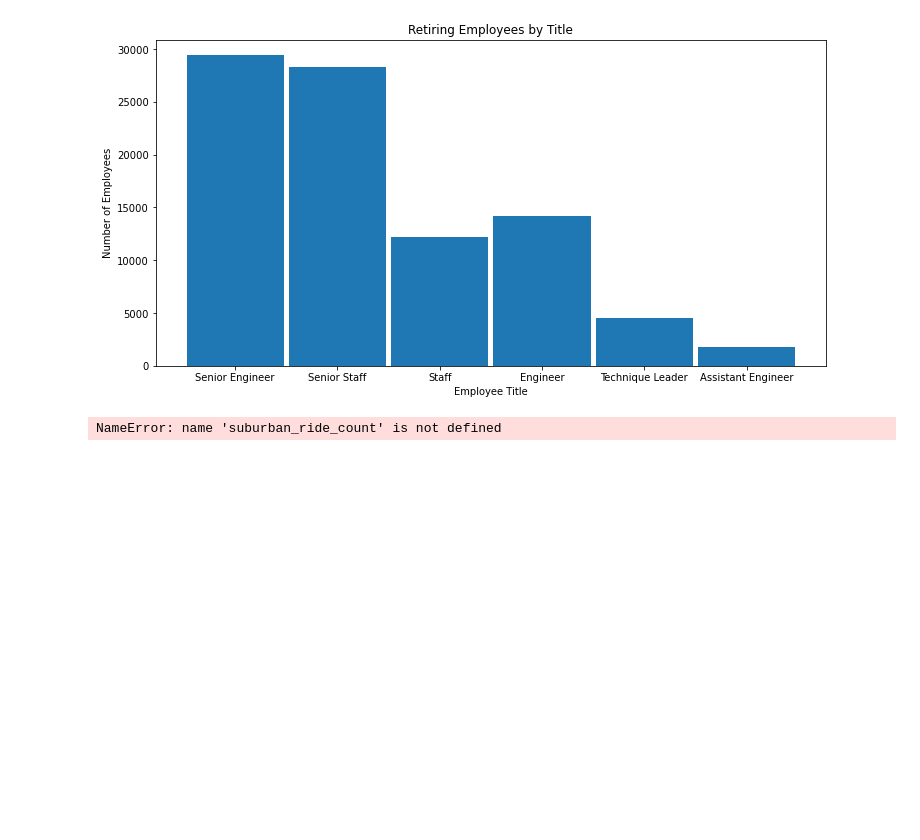
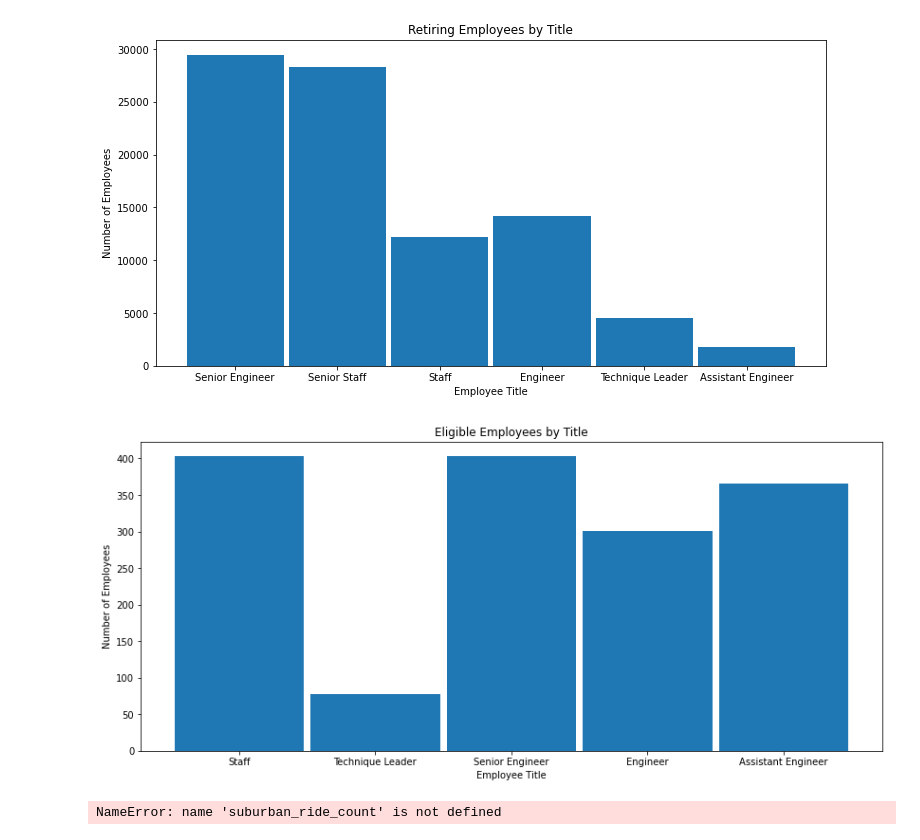
Before and after one commit to lknutstad/Pewlett-Hackard-Analysis, a Jupyter notebook: retiring_titles_v1 (1).ipynb, the cells around one changed output. Drawn from its saved outputs; the diff is of its cells as text; code cells hidden in the pictures; blank space fills up the shorter version.

Commit message:
histograms updated

```diff
--- a/retiring_titles_v1 (1).ipynb
+++ b/retiring_titles_v1 (1).ipynb
@@ -9,3 +9,4 @@ import pandas as pd
 # Files to load
 data_to_load = "data/unique_titles.csv"
 other_file = "data/retiring_titles.csv"
+third_file = "data/mentorship_eligibility.csv"
@@ -24,0 +26,4 @@ retiring_titles_df
+# %%
+# Read the mentorship_eligibility file and store it in a pandas DataFrame.
+mentorship_eligibility_df = pd.read_csv(third_file)
+mentorship_eligibility_df
@@ -41,6 +60,22 @@ plt.savefig("data/retiring_titles_histogram.PNG", bbox_inches="tight")
 plt.show()
 # %% [output]
 [figure]
+# %%
+# Build the histogram for membership eligibility.
+plt.subplots(figsize=(14,6))
+plt.hist(mentorship_eligibility_df['title'],
+         bins=5,
+         align='left',
+         rwidth=.95
+        )
+plt.title("Eligible Employees by Title")
+plt.ylabel("Number of Employees")
+plt.xlabel("Employee Title")
+plt.savefig("data/mentorship_eligibility_histogram.PNG", bbox_inches="tight")
+
+plt.show()
+# %% [output]
+[figure, added]
 # %%
 # Build the scatter plots for suburban cities.
 plt.scatter(suburban_ride_count,
```
Also changed, not shown: parts of 3 cells of this notebook, 3 other files.
